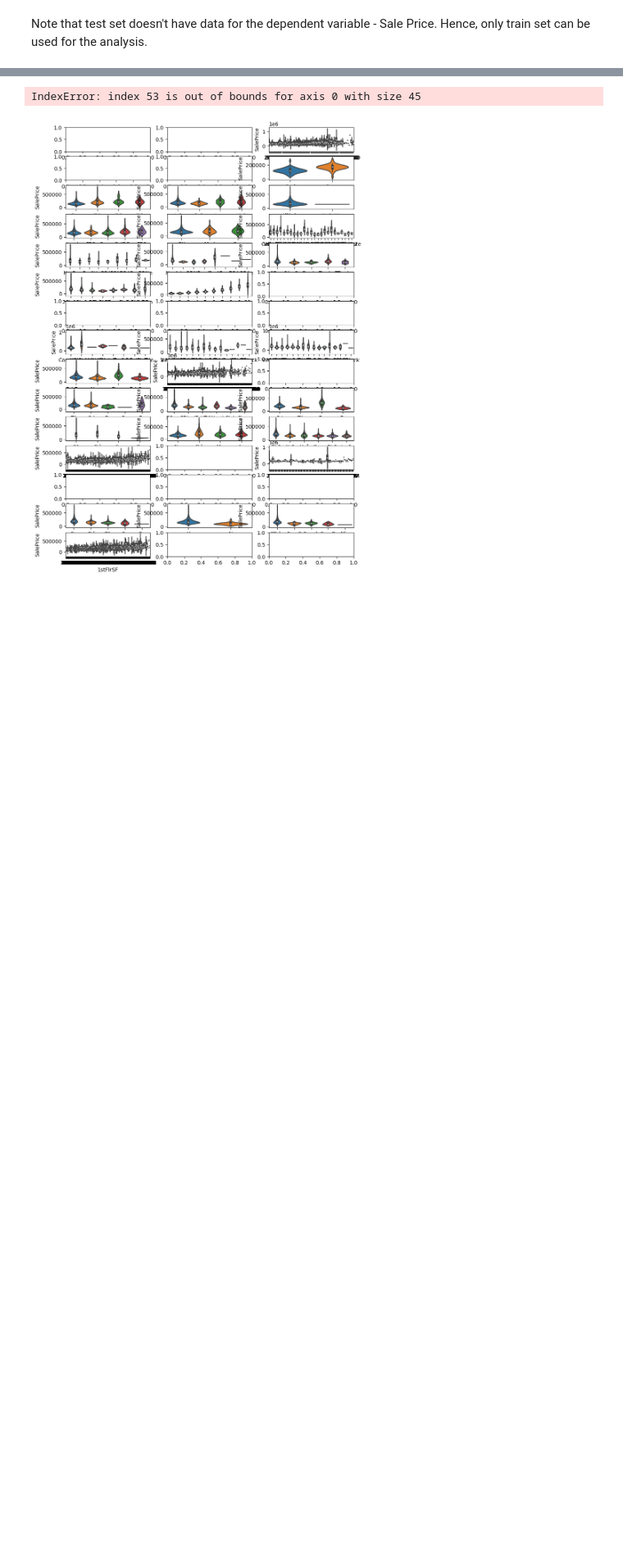
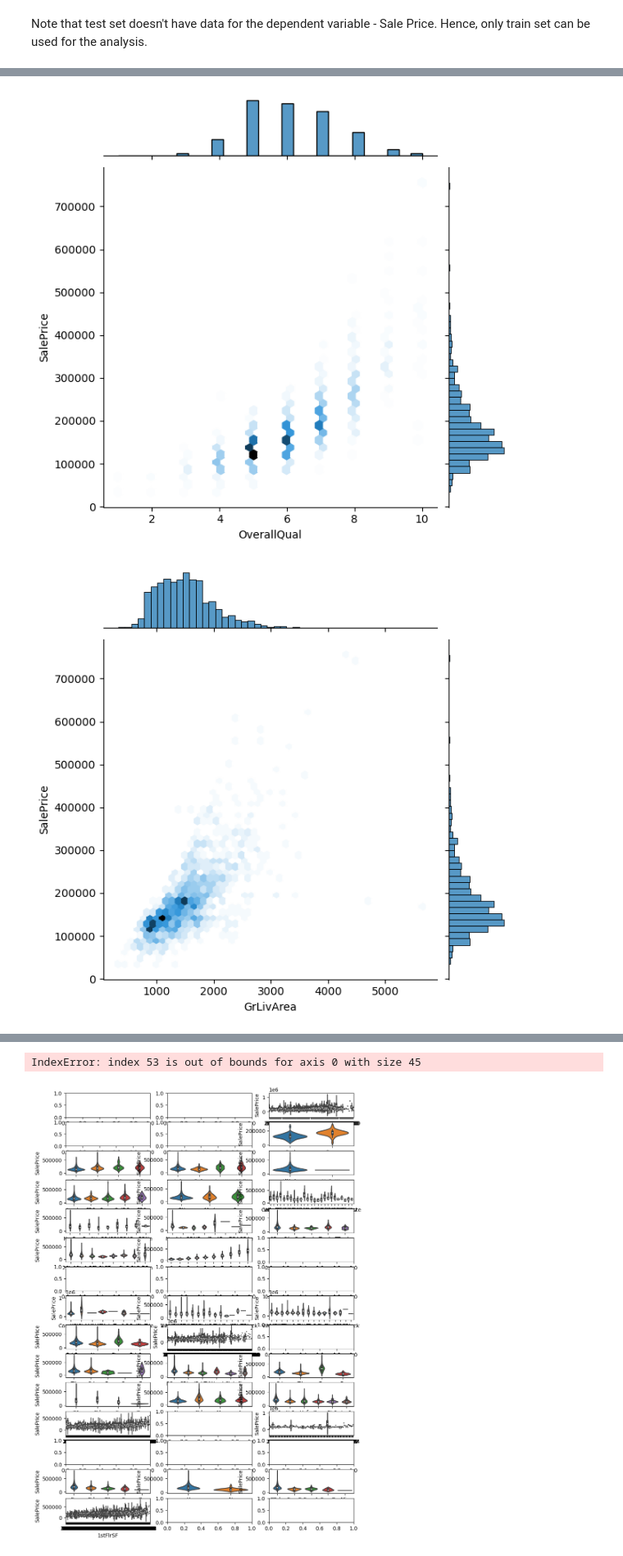
Before and after one commit to rajesvariparasa/ml-processing-pipeline-for-predicting-houseprices, a Jupyter notebook: DataRecci.ipynb, the cells around one changed output, grey strips where cells are left out. Shown at 82% size. Cells and saved outputs as stored; diff of their text form; code cells hidden in the pictures; blank space fills up the shorter version.

```diff
--- a/DataRecci.ipynb
+++ b/DataRecci.ipynb
@@ -272,0 +290,8 @@ plt.show()
+# %%
+# plot sns jointplots with Saleprice with top 12 correlated variables
+for i in range(1, 13):
+    sns.jointplot(x=df3[sorted.index[i]], y=df3['SalePrice'], data=df3, kind='hex')
+    plt.show()
+# %% [output]
+[figure, added]
+[figure, added]
```
Also changed, not shown: parts of 14 cells of this notebook.
